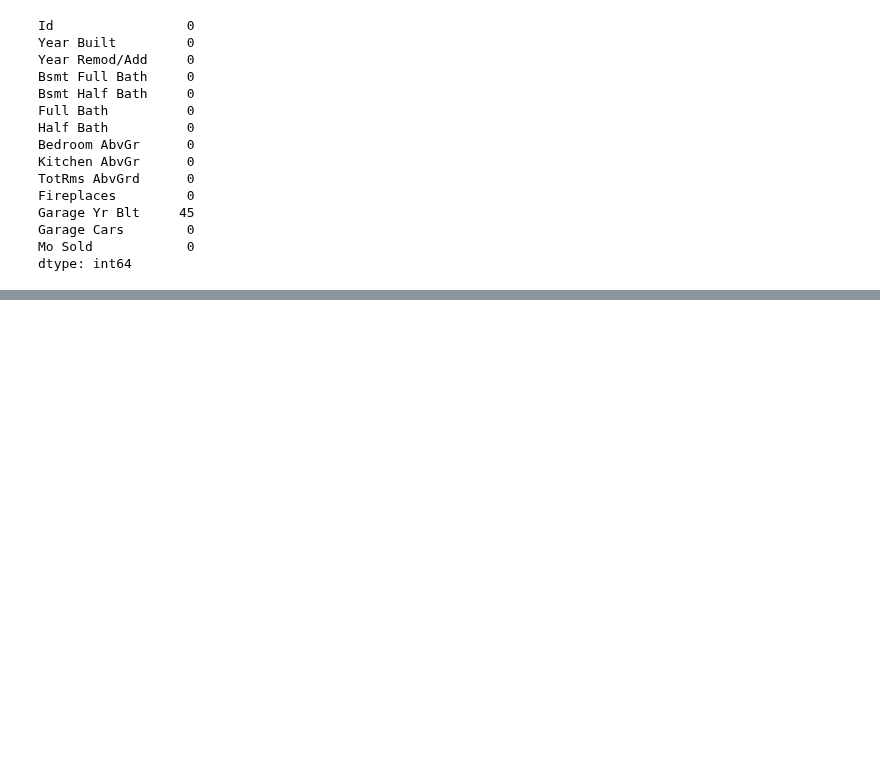
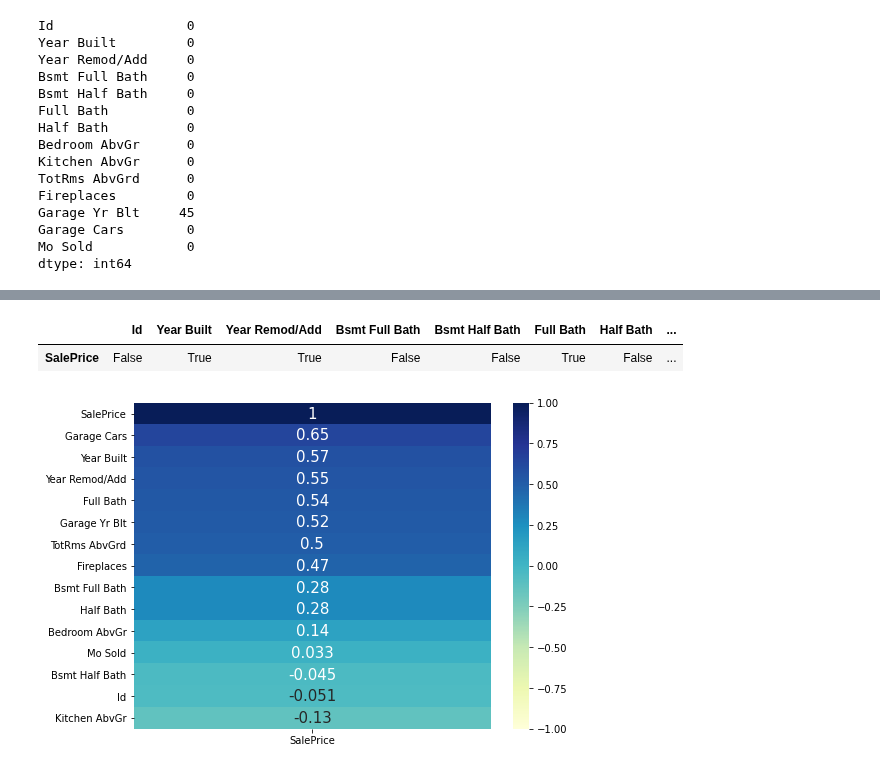
Before and after one commit to amcurley/GA_projects, a Jupyter notebook: Projects/project_2-master/descrete_cleaning.ipynb, the cells around one changed output, grey strips where cells are left out. Cells and saved outputs as stored; diff of their text form; code cells hidden in the pictures; blank space fills up the shorter version.

```diff
--- a/Projects/project_2-master/descrete_cleaning.ipynb
+++ b/Projects/project_2-master/descrete_cleaning.ipynb
@@ -123,0 +132,5 @@ TypeError: 'DataFrame' objects are mutable, thus they cannot be hashed
+# %%
+corr_df
+# %% [output]
+|  | Id | Year Built | Year Remod/Add | Bsmt Full Bath | Bsmt Half Bath | Full Bath | Half Bath | ... |
+| SalePrice | False | True | True | False | False | True | False | ... |
@@ -123,0 +141,10 @@ TypeError: 'DataFrame' objects are mutable, thus they cannot be hashed
+# %%
+plt.figure(figsize=(8,6))
+sns.heatmap(discrete_columns_train.corr()[['SalePrice']].sort_values(by="SalePrice",
+       ascending=False),
+           annot=True,
+           cmap='YlGnBu',
+           annot_kws={'fontsize':15},
+           vmin=-1, vmax=1, );
+# %% [output]
+[figure, added]
```
Also changed, not shown: parts of 7 cells of this notebook, 1 other file.
